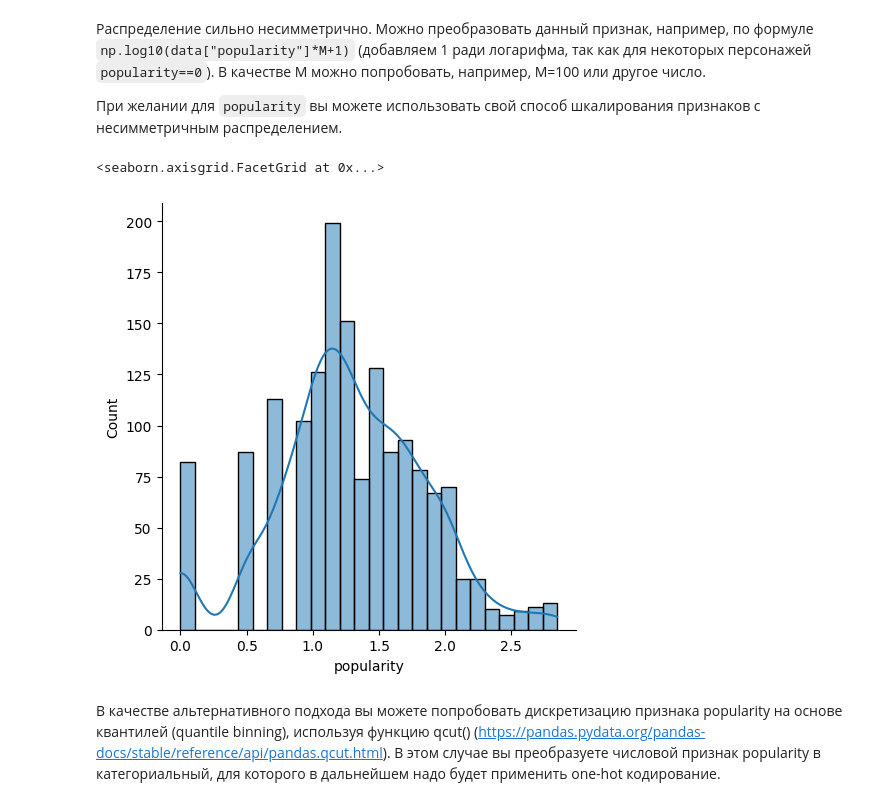
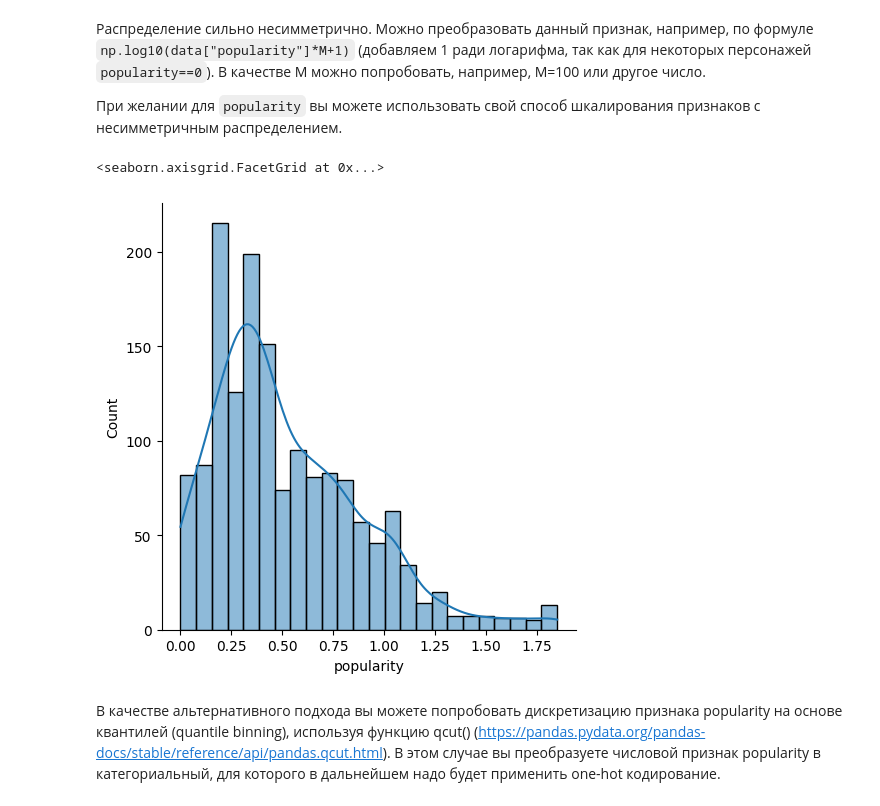
Before and after one commit to Libertman/dls, a Jupyter notebook: dls_part_1/notebooks/hw_1_game_of_thrones.ipynb, the cells around one changed output. Saved outputs shown, nothing was run; the diff lists cells and outputs as text; code cells hidden in the pictures.

```diff
--- a/dls_part_1/notebooks/hw_1_game_of_thrones.ipynb
+++ b/dls_part_1/notebooks/hw_1_game_of_thrones.ipynb
@@ -230,11 +230,11 @@ sns.displot(data_train['popularity'], bins=50)
 
 При желании для `popularity` вы можете использовать свой способ шкалирования признаков с несимметричным распределением.
 # %%
-M = 700
+M = 70
 sns.displot(np.log10(data_train["popularity"]*M+1), kde=True)
 # %% [output]
 <seaborn.axisgrid.FacetGrid at 0x...>
-[figure, old version]
+[figure, new version]
 # %%
 class CustomPopularityImputer(BaseEstimator, TransformerMixin):
     def fit(self, X, y=None):
```
Also changed, not shown: parts of 15 cells of this notebook.
